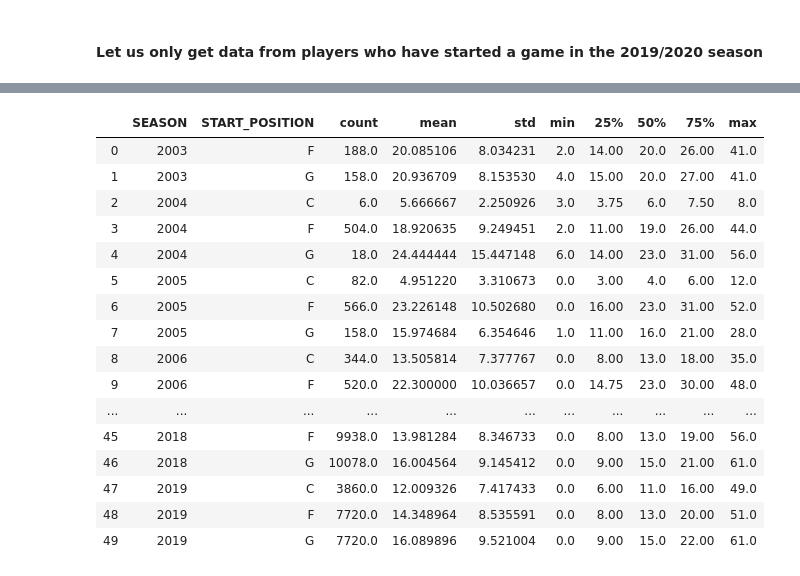
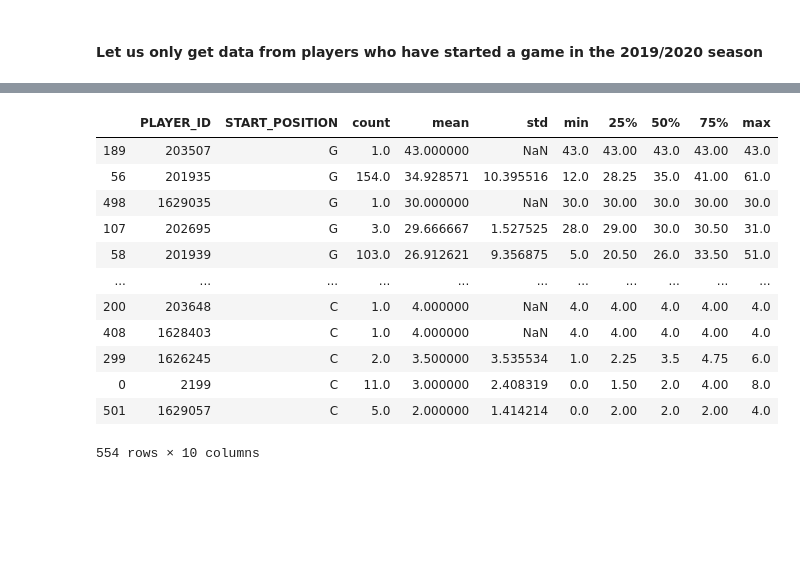
Before and after one commit to thabanenm/Capstone-Project-2, a Jupyter notebook: Capstone Project 2 - Data Storytelling.ipynb, the cells around one changed output, grey strips where cells are left out. Saved outputs shown, nothing was run; the diff lists cells and outputs as text; code cells hidden in the pictures; blank space fills up the shorter version.

```diff
--- a/Capstone Project 2 - Data Storytelling.ipynb
+++ b/Capstone Project 2 - Data Storytelling.ipynb
@@ -105,20 +123,0 @@ final_desc = pd.concat([SEASON, SP, final], axis=1, sort=False)
-# %%
-final_desc
-# %% [output]
-|  | SEASON | START_POSITION | count | mean | std | min | 25% | 50% | 75% | max |
-| 0 | 2003 | F | 188.0 | 20.085106 | 8.034231 | 2.0 | 14.00 | 20.0 | 26.00 | 41.0 |
-| 1 | 2003 | G | 158.0 | 20.936709 | 8.153530 | 4.0 | 15.00 | 20.0 | 27.00 | 41.0 |
-| 2 | 2004 | C | 6.0 | 5.666667 | 2.250926 | 3.0 | 3.75 | 6.0 | 7.50 | 8.0 |
-| 3 | 2004 | F | 504.0 | 18.920635 | 9.249451 | 2.0 | 11.00 | 19.0 | 26.00 | 44.0 |
-| 4 | 2004 | G | 18.0 | 24.444444 | 15.447148 | 6.0 | 14.00 | 23.0 | 31.00 | 56.0 |
-| 5 | 2005 | C | 82.0 | 4.951220 | 3.310673 | 0.0 | 3.00 | 4.0 | 6.00 | 12.0 |
-| 6 | 2005 | F | 566.0 | 23.226148 | 10.502680 | 0.0 | 16.00 | 23.0 | 31.00 | 52.0 |
-| 7 | 2005 | G | 158.0 | 15.974684 | 6.354646 | 1.0 | 11.00 | 16.0 | 21.00 | 28.0 |
-| 8 | 2006 | C | 344.0 | 13.505814 | 7.377767 | 0.0 | 8.00 | 13.0 | 18.00 | 35.0 |
-| 9 | 2006 | F | 520.0 | 22.300000 | 10.036657 | 0.0 | 14.75 | 23.0 | 30.00 | 48.0 |
-| ... | ... | ... | ... | ... | ... | ... | ... | ... | ... | ... |
-| 45 | 2018 | F | 9938.0 | 13.981284 | 8.346733 | 0.0 | 8.00 | 13.0 | 19.00 | 56.0 |
-| 46 | 2018 | G | 10078.0 | 16.004564 | 9.145412 | 0.0 | 9.00 | 15.0 | 21.00 | 61.0 |
-| 47 | 2019 | C | 3860.0 | 12.009326 | 7.417433 | 0.0 | 6.00 | 11.0 | 16.00 | 49.0 |
-| 48 | 2019 | F | 7720.0 | 14.348964 | 8.535591 | 0.0 | 8.00 | 13.0 | 20.00 | 51.0 |
-| 49 | 2019 | G | 7720.0 | 16.089896 | 9.521004 | 0.0 | 9.00 | 15.0 | 22.00 | 61.0 |
@@ -124,0 +129,23 @@ final_desc
+# %%
+desc2 = Last2Season['PTS'].groupby([Last2Season['PLAYER_ID'], Last2Season['START_POSITION']]).describe()
+descplayer = pd.DataFrame(desc2)
+ID = pd.DataFrame(descplayer.droplevel('START_POSITION').index)
+POS = pd.DataFrame(descplayer.droplevel('PLAYER_ID').index)
+descplayer = descplayer.reset_index(drop= True)
+final_descplayer = pd.concat([ID, POS ,descplayer], axis=1, sort=False)
+final_descplayer.sort_values(by=['mean'],inplace=True,ascending=False)
+final_descplayer
+# %% [output]
+|  | PLAYER_ID | START_POSITION | count | mean | std | min | 25% | 50% | 75% | max |
+| 189 | 203507 | G | 1.0 | 43.000000 | NaN | 43.0 | 43.00 | 43.0 | 43.00 | 43.0 |
+| 56 | 201935 | G | 154.0 | 34.928571 | 10.395516 | 12.0 | 28.25 | 35.0 | 41.00 | 61.0 |
+| 498 | 1629035 | G | 1.0 | 30.000000 | NaN | 30.0 | 30.00 | 30.0 | 30.00 | 30.0 |
+| 107 | 202695 | G | 3.0 | 29.666667 | 1.527525 | 28.0 | 29.00 | 30.0 | 30.50 | 31.0 |
+| 58 | 201939 | G | 103.0 | 26.912621 | 9.356875 | 5.0 | 20.50 | 26.0 | 33.50 | 51.0 |
+| ... | ... | ... | ... | ... | ... | ... | ... | ... | ... | ... |
+| 200 | 203648 | C | 1.0 | 4.000000 | NaN | 4.0 | 4.00 | 4.0 | 4.00 | 4.0 |
+| 408 | 1628403 | C | 1.0 | 4.000000 | NaN | 4.0 | 4.00 | 4.0 | 4.00 | 4.0 |
+| 299 | 1626245 | C | 2.0 | 3.500000 | 3.535534 | 1.0 | 2.25 | 3.5 | 4.75 | 6.0 |
+| 0 | 2199 | C | 11.0 | 3.000000 | 2.408319 | 0.0 | 1.50 | 2.0 | 4.00 | 8.0 |
+| 501 | 1629057 | C | 5.0 | 2.000000 | 1.414214 | 0.0 | 2.00 | 2.0 | 2.00 | 4.0 |
+554 rows × 10 columns
```
Also changed, not shown: parts of 7 cells of this notebook, 1 other file.
